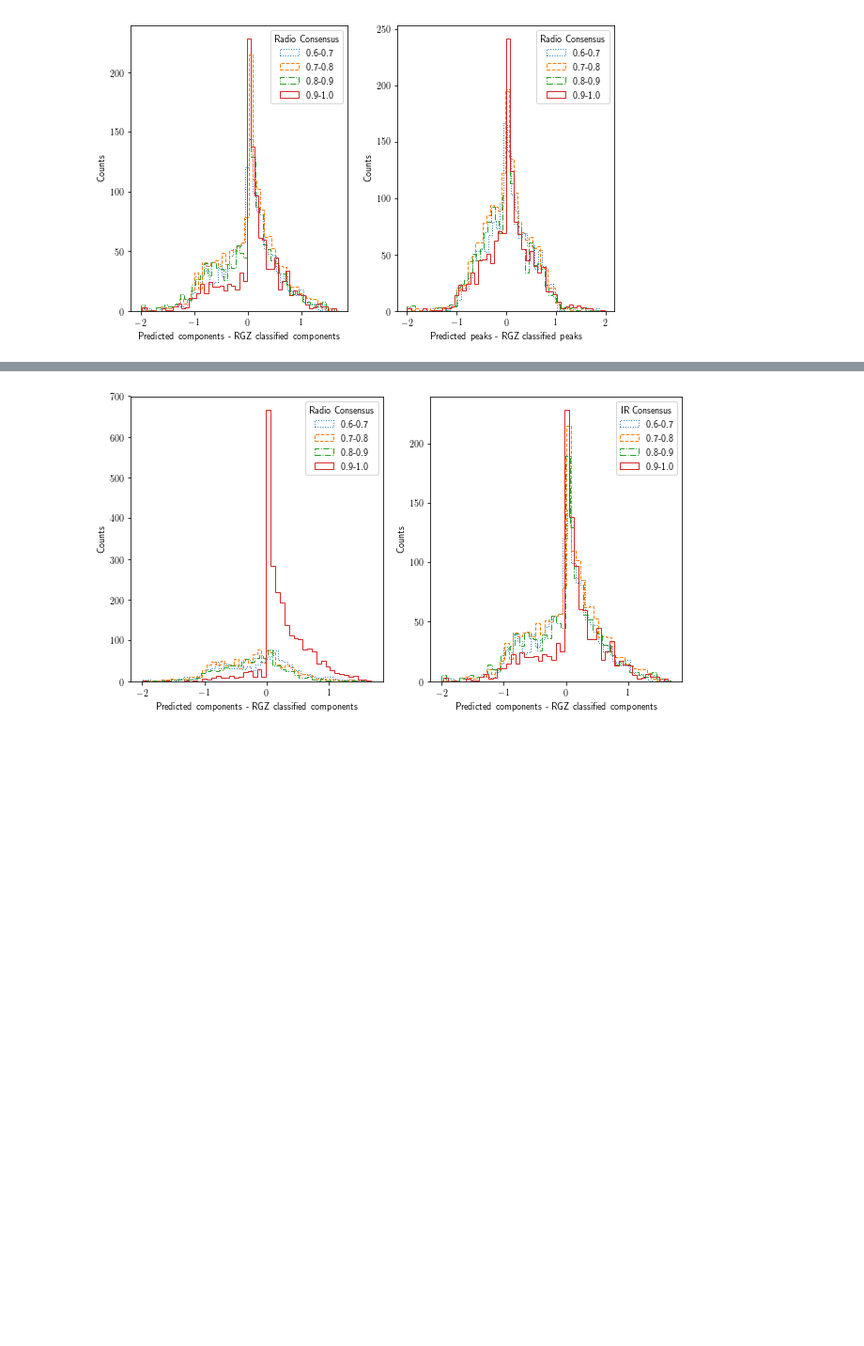
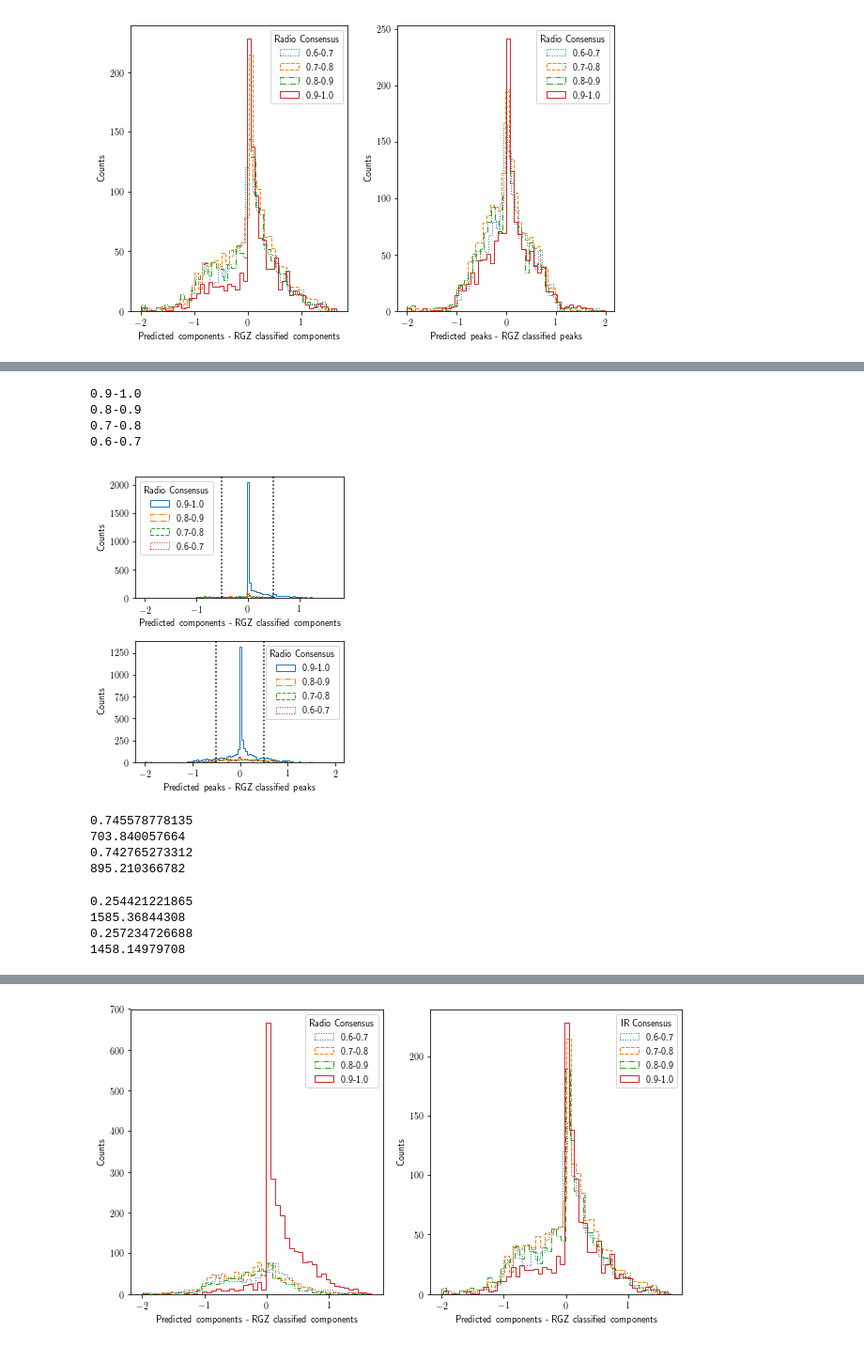
Before and after one commit to tjgalvin/Pink_Experiments, a Jupyter notebook: Notebook/Forrest_Regression_Cross_Validation.ipynb, the cells around one changed output, grey strips where cells are left out. Shown at 94% size. Saved outputs shown, nothing was run; the diff lists cells and outputs as text; code cells hidden in the pictures; blank space fills up the shorter version.

```diff
--- a/Notebook/Forrest_Regression_Cross_Validation.ipynb
+++ b/Notebook/Forrest_Regression_Cross_Validation.ipynb
@@ -285,0 +309,71 @@ fig.show()
+# %%
+bin_df = pd.cut(suf_df['consensus.radio_level'] , [0.6, 0.7, 0.8, 0.9, 1.0], labels=['0.6-0.7','0.7-0.8','0.8-0.9','0.9-1.0',])
+
+fig, (ax1,ax2) = plt.subplots(2,1, figsize=(4,5))
+linestyles = [':','--','-.','-'][::-1]
+
+for c, b in enumerate(np.sort(bin_df.unique())[::-1]):
+    print(b)
+    mask = b == bin_df
+
+    val = comp_res - num_comp
+    ax1.hist( val[mask], bins=100, label=f'{b}', histtype='step', linestyle=linestyles[c])
+
+    val = peaks_res - num_peaks
+    ax2.hist(val[mask], bins=100, label=f'{b}', histtype='step', linestyle=linestyles[c])
+
+ax1.set(xlabel='Predicted components - RGZ classified components',
+            ylabel='Counts')
+ax2.set(xlabel='Predicted peaks - RGZ classified peaks',
+        ylabel='Counts')
+
+ax1.axvline(-0.5, linestyle=':', color='black')
+ax1.axvline(0.5, linestyle=':', color='black')
+
+ax2.axvline(-0.5, linestyle=':', color='black')
+ax2.axvline(0.5, linestyle=':', color='black')
+
+
+ax1.legend(title='Radio Consensus')
+ax2.legend(title='Radio Consensus')
+fig.tight_layout()
+# fig.show()
+fig.savefig('Images/Figure_MSE_Histogram_CL.pdf')
+# %% [output]
+0.9-1.0
+0.8-0.9
+0.7-0.8
+0.6-0.7
+[figure, added]
+# %%
+val_comp = comp_res - num_comp
+val_peaks = peaks_res - num_peaks
+
+mask_comp = (val_comp >= -0.5) & (val_comp < 0.5)
+mask_peaks = (val_peaks > -0.5) & (val_peaks < 0.5)
+
+print(np.sum(mask_comp)/len(val_comp))
+print(np.sum(np.abs(val_comp[mask_comp])))
+print(np.sum(mask_peaks)/len(val_comp))
+print(np.sum(np.abs(val_peaks[mask_peaks])))
+# %% [output]
+0.745578778135
+703.840057664
+0.742765273312
+895.210366782
+# %%
+val_comp = comp_res - num_comp
+val_peaks = peaks_res - num_peaks
+
+mask_comp = ~((val_comp >= -0.5) & (val_comp < 0.5))
+mask_peaks = ~((val_peaks > -0.5) & (val_peaks < 0.5))
+
+print(np.sum(mask_comp)/len(val_comp))
+print(np.sum(np.abs(val_comp[mask_comp])))
+print(np.sum(mask_peaks)/len(val_comp))
+print(np.sum(np.abs(val_peaks[mask_peaks])))
+# %% [output]
+0.254421221865
+1585.36844308
+0.257234726688
+1458.14979708
```
Also changed, not shown: parts of 5 cells of this notebook, 1 other file.
